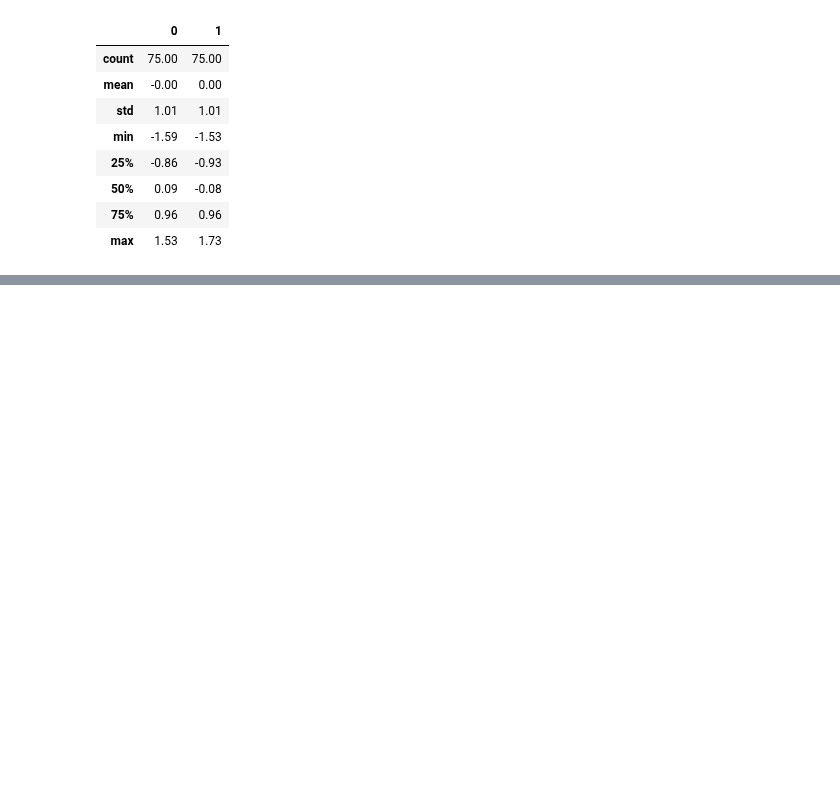
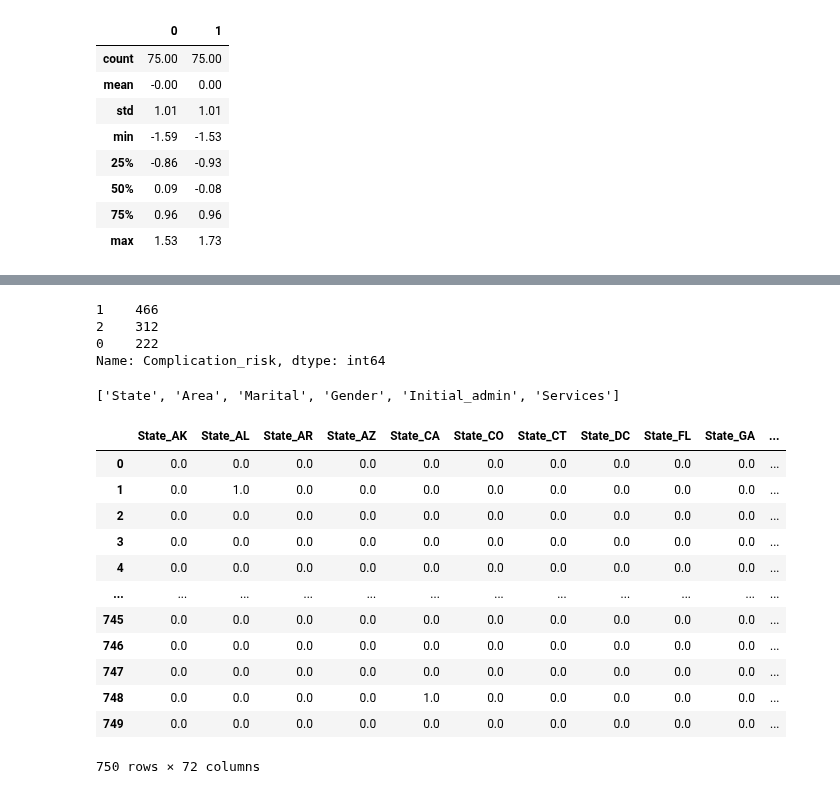
Before and after one commit to john-a-dixon/coding-dojo, a Jupyter notebook: Week 5/Readings.ipynb, the cells around one changed output, grey strips where cells are left out. Cells and saved outputs as stored; diff of their text form; code cells hidden in the pictures; blank space fills up the shorter version.

```diff
--- a/Week 5/Readings.ipynb
+++ b/Week 5/Readings.ipynb
@@ -229,0 +290,69 @@ pd.DataFrame(train_scaled).describe().round(2)
+# %%
+# Translations to apply to the Ordinal Features
+translations = {
+    'Low': 0,
+    'Med': 1, 'Medium': 1,
+    'High': 2
+}
+
+# Apply the mapping
+df['Complication_risk'].replace(translations, inplace=True)
+
+# Verify
+df['Complication_risk'].value_counts()
+# %% [output]
+1    466
+2    312
+0    222
+Name: Complication_risk, dtype: int64
+# %%
+# Assign feature matrix
+y = df["Additional_charges"]
+
+# Assign target vector
+X = df.drop(columns=["Unnamed: 0", "Additional_charges"])
+
+# TTS model validation
+X_train, X_test, y_train, y_test = train_test_split(X, y, random_state=42)
+# %%
+# Select only columns that are of type Object
+# these columns are nominal and will be the target of the
+# One-hot encoding
+nominal_cols = make_column_selector(dtype_include='object')
+nominal_cols(X_train)
+# %% [output]
+['State', 'Area', 'Marital', 'Gender', 'Initial_admin', 'Services']
+# %%
+# Create a subset of data for only nominal columns
+train_nominal_data = X_train[nominal_cols(X_train)]
+test_nominal_data = X_test[nominal_cols(X_test)]
+# %%
+# Instantiate the One Hot Encoder
+one_hot_encoder = OneHotEncoder(sparse_output=False, handle_unknown='ignore')
+
+# Fit the encoder on the training data
+one_hot_encoder.fit(train_nominal_data)
+
+# Transform the training and testing data
+train_ohe = one_hot_encoder.transform(train_nominal_data)
+test_ohe = one_hot_encoder.transform(test_nominal_data)
+# %%
+# Get the column names as generated by the One Hot Encoder
+ohe_column_names = one_hot_encoder.get_feature_names_out(train_nominal_data.columns)
+train_ohe_df = pd.DataFrame(train_ohe, columns=ohe_column_names)
+test_ohe_df = pd.DataFrame(test_ohe, columns=ohe_column_names)
+train_ohe_df
+# %% [output]
+|  | State_AK | State_AL | State_AR | State_AZ | State_CA | State_CO | State_CT | State_DC | State_FL | State_GA | ... |
+| 0 | 0.0 | 0.0 | 0.0 | 0.0 | 0.0 | 0.0 | 0.0 | 0.0 | 0.0 | 0.0 | ... |
+| 1 | 0.0 | 1.0 | 0.0 | 0.0 | 0.0 | 0.0 | 0.0 | 0.0 | 0.0 | 0.0 | ... |
+| 2 | 0.0 | 0.0 | 0.0 | 0.0 | 0.0 | 0.0 | 0.0 | 0.0 | 0.0 | 0.0 | ... |
+| 3 | 0.0 | 0.0 | 0.0 | 0.0 | 0.0 | 0.0 | 0.0 | 0.0 | 0.0 | 0.0 | ... |
+| 4 | 0.0 | 0.0 | 0.0 | 0.0 | 0.0 | 0.0 | 0.0 | 0.0 | 0.0 | 0.0 | ... |
+| ... | ... | ... | ... | ... | ... | ... | ... | ... | ... | ... | ... |
+| 745 | 0.0 | 0.0 | 0.0 | 0.0 | 0.0 | 0.0 | 0.0 | 0.0 | 0.0 | 0.0 | ... |
+| 746 | 0.0 | 0.0 | 0.0 | 0.0 | 0.0 | 0.0 | 0.0 | 0.0 | 0.0 | 0.0 | ... |
+| 747 | 0.0 | 0.0 | 0.0 | 0.0 | 0.0 | 0.0 | 0.0 | 0.0 | 0.0 | 0.0 | ... |
+| 748 | 0.0 | 0.0 | 0.0 | 0.0 | 1.0 | 0.0 | 0.0 | 0.0 | 0.0 | 0.0 | ... |
+| 749 | 0.0 | 0.0 | 0.0 | 0.0 | 0.0 | 0.0 | 0.0 | 0.0 | 0.0 | 0.0 | ... |
+750 rows × 72 columns
```
Also changed, not shown: parts of 6 cells of this notebook.
